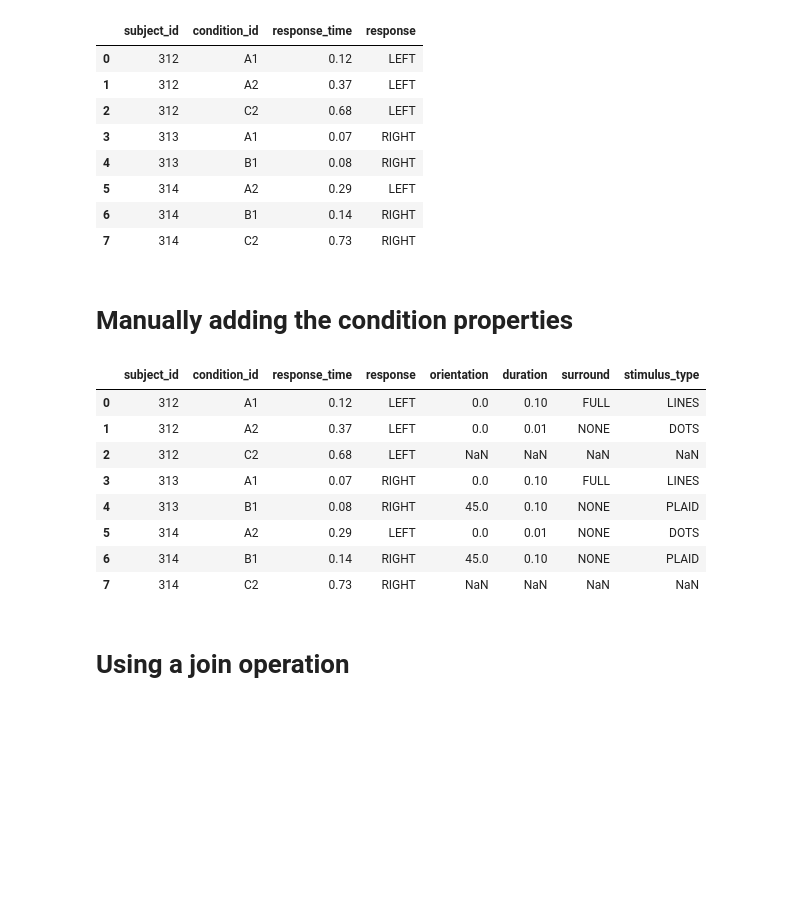
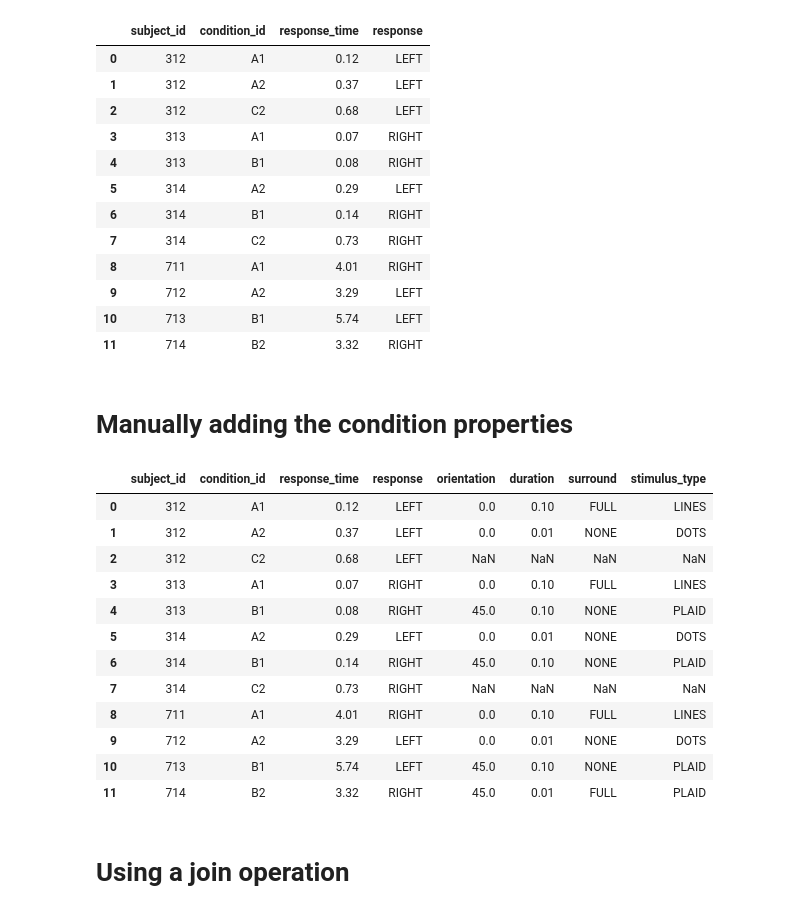
Before and after one commit to victoris93/data_class, a Jupyter notebook: code_snippets/join_example.ipynb, the cells around one changed output. Drawn from its saved outputs; the diff is of its cells as text; code cells hidden in the pictures; blank space fills up the shorter version.

```diff
--- a/code_snippets/join_example.ipynb
+++ b/code_snippets/join_example.ipynb
@@ -3,28 +3,36 @@ import pandas as pd
 # %%
 data = pd.DataFrame(
     data=[
         ['312', 'A1', 0.12, 'LEFT'],
         ['312', 'A2', 0.37, 'LEFT'],
         ['312', 'C2', 0.68, 'LEFT'],
         ['313', 'A1', 0.07, 'RIGHT'],
         ['313', 'B1', 0.08, 'RIGHT'],
         ['314', 'A2', 0.29, 'LEFT'],
         ['314', 'B1', 0.14, 'RIGHT'],
         ['314', 'C2', 0.73, 'RIGHT'],
+        ['711', 'A1', 4.01, 'RIGHT'],
+        ['712', 'A2', 3.29, 'LEFT'],
+        ['713', 'B1', 5.74, 'LEFT'],
+        ['714', 'B2', 3.32, 'RIGHT'],
     ],
     columns=['subject_id', 'condition_id', 'response_time', 'response'],
 )
 data
 # %% [output]
 |  | subject_id | condition_id | response_time | response |
 | 0 | 312 | A1 | 0.12 | LEFT |
 | 1 | 312 | A2 | 0.37 | LEFT |
 | 2 | 312 | C2 | 0.68 | LEFT |
 | 3 | 313 | A1 | 0.07 | RIGHT |
 | 4 | 313 | B1 | 0.08 | RIGHT |
 | 5 | 314 | A2 | 0.29 | LEFT |
 | 6 | 314 | B1 | 0.14 | RIGHT |
 | 7 | 314 | C2 | 0.73 | RIGHT |
+| 8 | 711 | A1 | 4.01 | RIGHT |
+| 9 | 712 | A2 | 3.29 | LEFT |
+| 10 | 713 | B1 | 5.74 | LEFT |
+| 11 | 714 | B2 | 3.32 | RIGHT |
 # %%
 condition_to_orientation = {
     'A1': 0,
@@ -79,6 +87,10 @@ data_with_properties
 | 5 | 314 | A2 | 0.29 | LEFT | 0.0 | 0.01 | NONE | DOTS |
 | 6 | 314 | B1 | 0.14 | RIGHT | 45.0 | 0.10 | NONE | PLAID |
 | 7 | 314 | C2 | 0.73 | RIGHT | NaN | NaN | NaN | NaN |
+| 8 | 711 | A1 | 4.01 | RIGHT | 0.0 | 0.10 | FULL | LINES |
+| 9 | 712 | A2 | 3.29 | LEFT | 0.0 | 0.01 | NONE | DOTS |
+| 10 | 713 | B1 | 5.74 | LEFT | 45.0 | 0.10 | NONE | PLAID |
+| 11 | 714 | B2 | 3.32 | RIGHT | 45.0 | 0.01 | FULL | PLAID |
 # %% [markdown]
 # Using a join operation
 # %%
```
Also changed, not shown: 5 other files.
